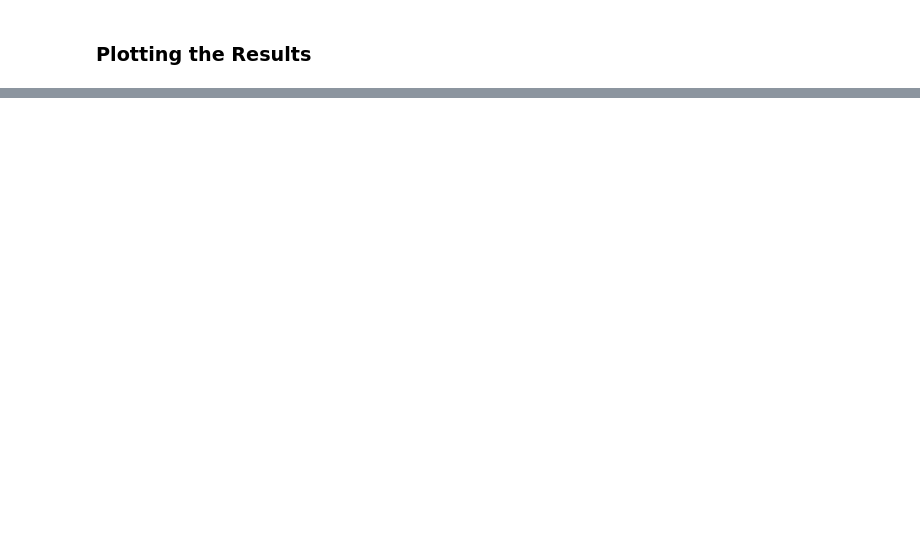
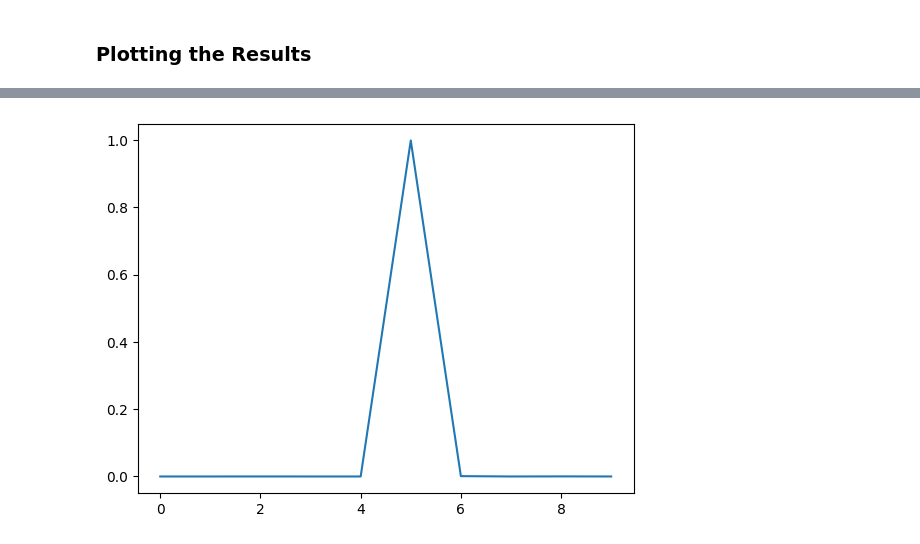
Before and after one commit to eshansurendra/handwritten-digit-classification, a Jupyter notebook: 01_Student_Notebook.ipynb, the cells around one changed output, grey strips where cells are left out. Drawn from its saved outputs; the diff is of its cells as text; code cells hidden in the pictures; blank space fills up the shorter version.

```diff
--- a/01_Student_Notebook.ipynb
+++ b/01_Student_Notebook.ipynb
@@ -254,3 +254,6 @@ Test set accuracy:  97.69999980926514
 # Task 8: Predictions
 
 ### Predictions on Test Set
+# %%
+preds = model.predict(x_test_norm)
+print("Shape of preds: ", preds.shape)
@@ -258,0 +288,5 @@ Test set accuracy:  97.69999980926514
+# %%
+plt.plot(preds[8])
+plt.show()
+# %% [output]
+[figure, added]
```
Also changed, not shown: parts of 2 cells of this notebook.
